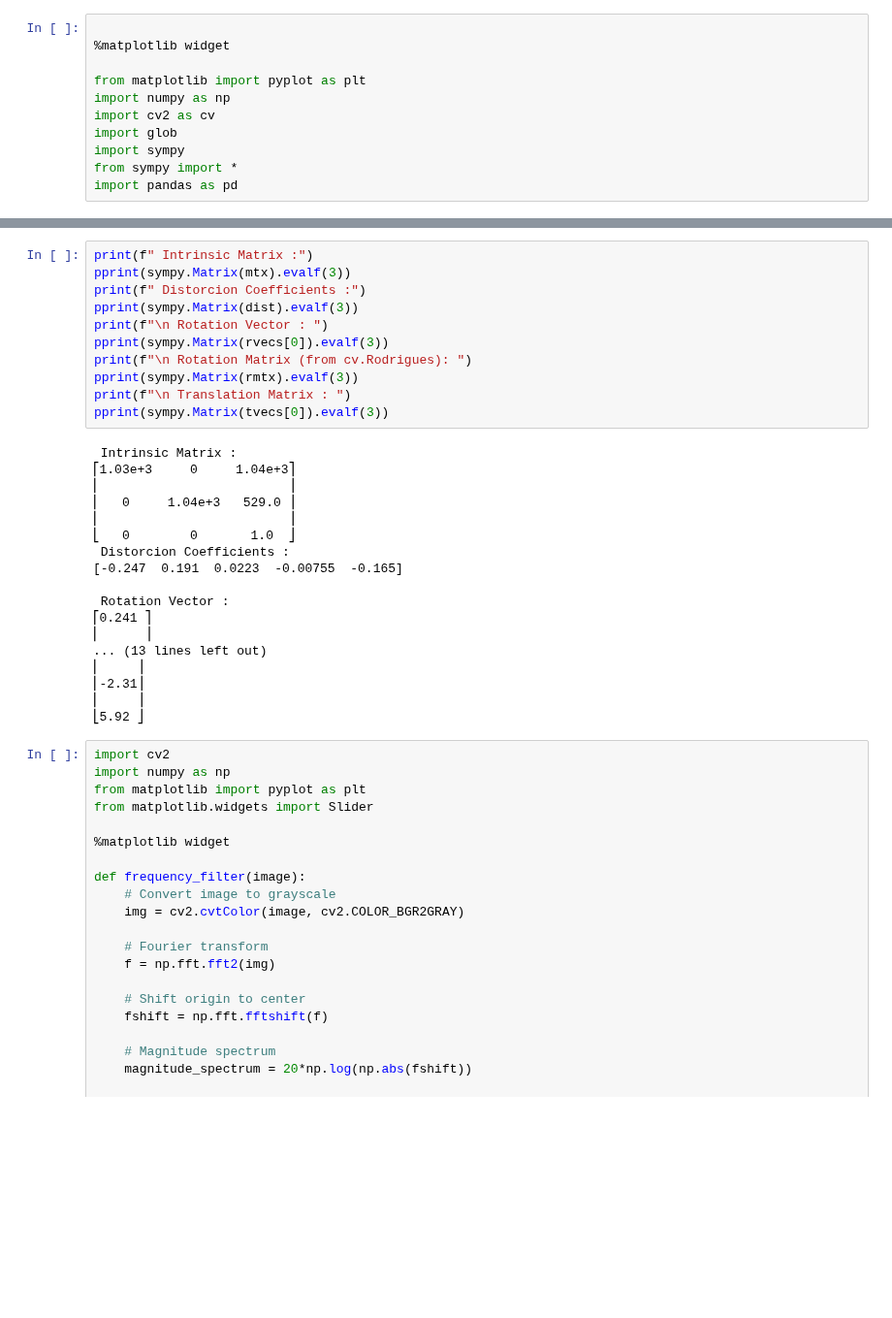
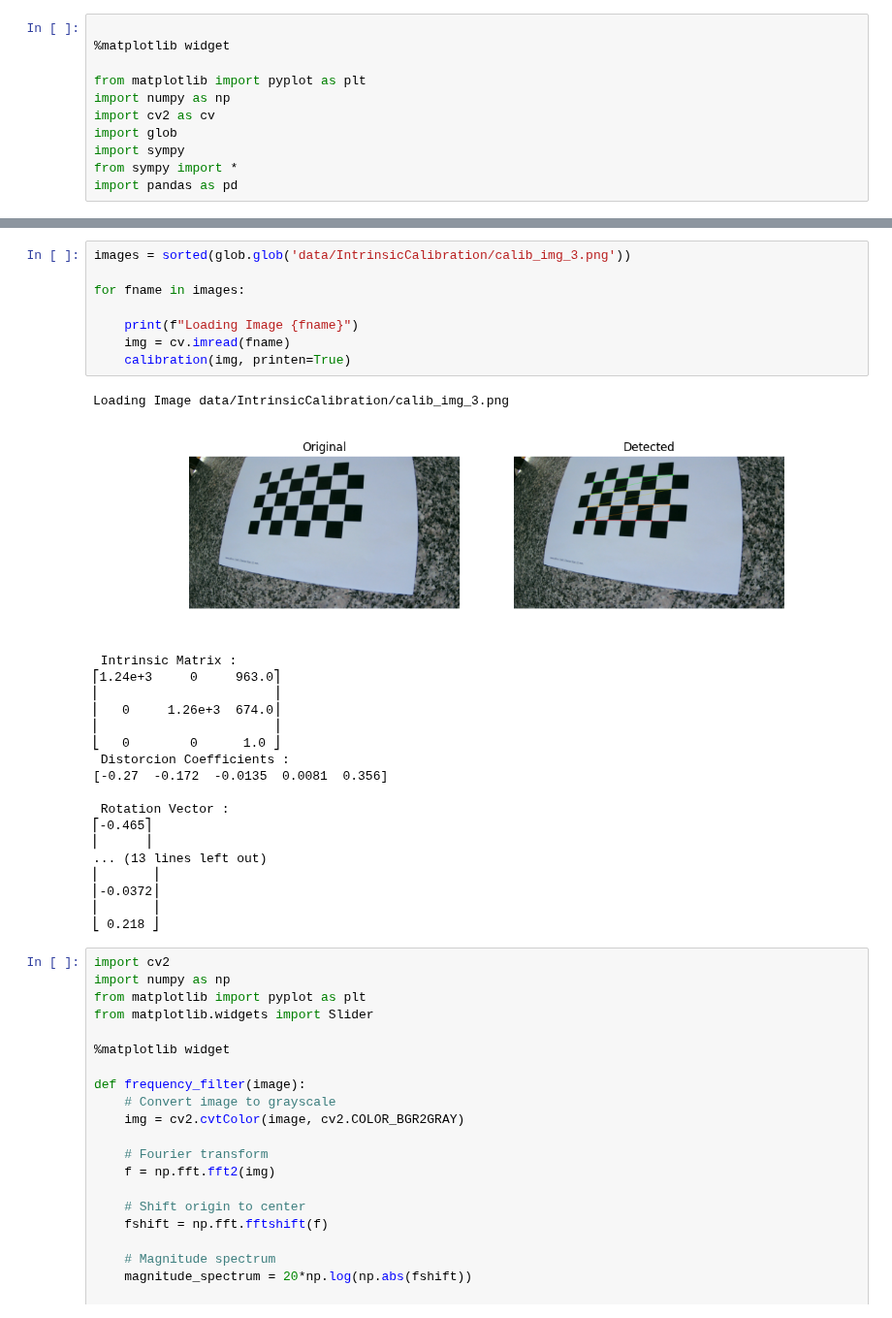
Before and after one commit to martinhofigueiredo/VC, a Jupyter notebook: assignment1/deliverable.ipynb, the cells around one changed output, grey strips where cells are left out. Shown at 97% size. Drawn from its saved outputs; the diff is of its cells as text; blank space fills up the shorter version.

```diff
--- a/assignment1/deliverable.ipynb
+++ b/assignment1/deliverable.ipynb
@@ -114,32 +127,31 @@ Loading Image data/IntrinsicCalibration/calib_img_0.png
-# %%
-print(f" Intrinsic Matrix :")
-pprint(sympy.Matrix(mtx).evalf(3))
-print(f" Distorcion Coefficients :")
-pprint(sympy.Matrix(dist).evalf(3))
-print(f"\n Rotation Vector : ")
-pprint(sympy.Matrix(rvecs[0]).evalf(3))
-print(f"\n Rotation Matrix (from cv.Rodrigues): ")
-pprint(sympy.Matrix(rmtx).evalf(3))
-print(f"\n Translation Matrix : ")
-pprint(sympy.Matrix(tvecs[0]).evalf(3))
-# %% [output]
- Intrinsic Matrix :
-⎡1.03e+3     0     1.04e+3⎤
-⎢                         ⎥
-⎢   0     1.04e+3   529.0 ⎥
-⎢                         ⎥
-⎣   0        0       1.0  ⎦
- Distorcion Coefficients :
-[-0.247  0.191  0.0223  -0.00755  -0.165]
-
- Rotation Vector :
-⎡0.241 ⎤
-⎢      ⎥
-... (13 lines left out)
-⎢     ⎥
-⎢-2.31⎥
-⎢     ⎥
-⎣5.92 ⎦
+# %%
+images = sorted(glob.glob('data/IntrinsicCalibration/calib_img_3.png'))
+
+for fname in images:
+
+    print(f"Loading Image {fname}")
+    img = cv.imread(fname)
+    calibration(img, printen=True)
+# %% [output]
+Loading Image data/IntrinsicCalibration/calib_img_3.png
+[figure, added]
+ Intrinsic Matrix :
+⎡1.24e+3     0     963.0⎤
+⎢                       ⎥
+⎢   0     1.26e+3  674.0⎥
+⎢                       ⎥
+⎣   0        0      1.0 ⎦
+ Distorcion Coefficients :
+[-0.27  -0.172  -0.0135  0.0081  0.356]
+
+ Rotation Vector :
+⎡-0.465⎤
+⎢      ⎥
+... (13 lines left out)
+⎢       ⎥
+⎢-0.0372⎥
+⎢       ⎥
+⎣ 0.218 ⎦
 # %%
 import cv2
 import numpy as np
```
Also changed, not shown: parts of 3 cells of this notebook.
